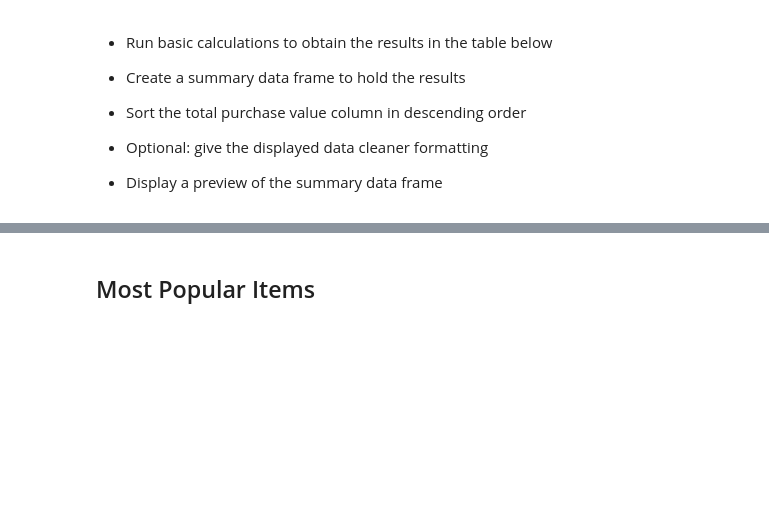
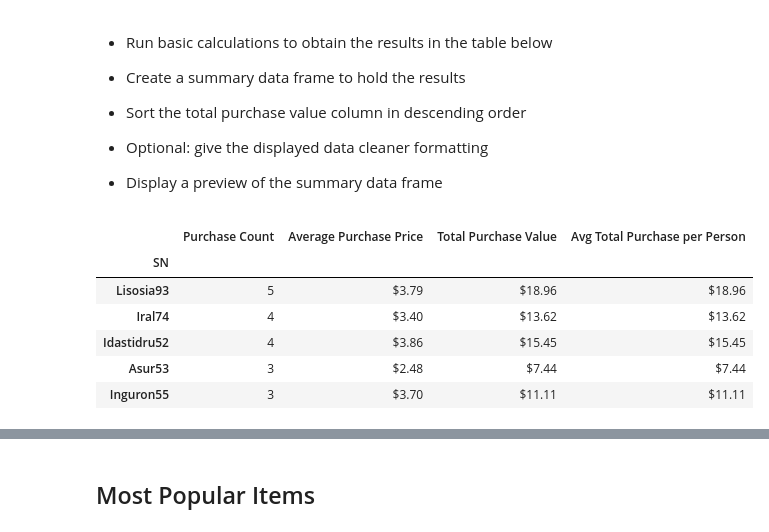
Before and after one commit to foofx88/Python_Pandas_HeroesOfPymoli, a Jupyter notebook: HeroesOfPymoli/HeroesOfPymoli_starter.ipynb, the cells around one changed output, grey strips where cells are left out. Drawn from its saved outputs; the diff is of its cells as text; code cells hidden in the pictures; blank space fills up the shorter version.

```diff
--- a/HeroesOfPymoli/HeroesOfPymoli_starter.ipynb
+++ b/HeroesOfPymoli/HeroesOfPymoli_starter.ipynb
@@ -232,3 +263,30 @@ age_demo_analysis_df.sort_index() # this is required as DataFrame is showing Tot
 
 
 * Display a preview of the summary data frame
+# %%
+# to use the count mean sum trio again together with groupby 'SN' get the values for the DataFrame
+ind_purchase = purchase_data.groupby(['SN'])['Price'].count()
+#ind_purchase.sort_values(ascending=False) use to get descending value
+ind_avg_purchase = purchase_data.groupby(['SN'])['Price'].mean()
+ind_tot_purchase = purchase_data.groupby(['SN'])['Price'].sum()
+
+#creating the DataFrame
+
+top_spenders = pd.DataFrame({'Purchase Count': ind_purchase,
+                            'Average Purchase Price': ind_avg_purchase,
+                            'Total Purchase Value': ind_tot_purchase,
+                             'Avg Total Purchase per Person': ind_tot_purchase})
+
+#formatting, all money data with $ and to sort DataFrame to display in descending order to get top spenders on top
+top_spenders['Average Purchase Price'] = top_spenders['Average Purchase Price'].map('${:.2f}'.format)
+top_spenders['Total Purchase Value'] = top_spenders['Total Purchase Value'].map('${:.2f}'.format)
+top_spenders['Avg Total Purchase per Person'] = top_spenders['Avg Total Purchase per Person'].map('${:.2f}'.format)
+top_spenders.sort_values(by=['Purchase Count'],ascending = False).head(5)
+# %% [output]
+|  | Purchase Count | Average Purchase Price | Total Purchase Value | Avg Total Purchase per Person |
+| SN |  |  |  |  |
+| Lisosia93 | 5 | $3.79 | $18.96 | $18.96 |
+| Iral74 | 4 | $3.40 | $13.62 | $13.62 |
+| Idastidru52 | 4 | $3.86 | $15.45 | $15.45 |
+| Asur53 | 3 | $2.48 | $7.44 | $7.44 |
+| Inguron55 | 3 | $3.70 | $11.11 | $11.11 |
```
Also changed, not shown: parts of 4 cells of this notebook.
